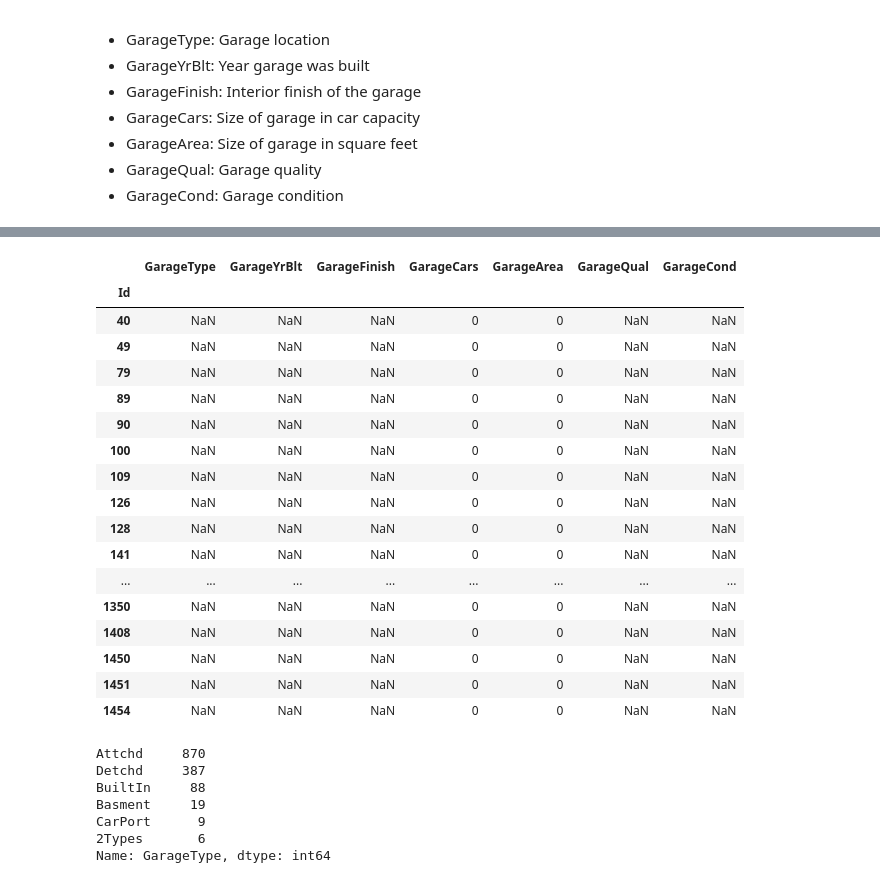
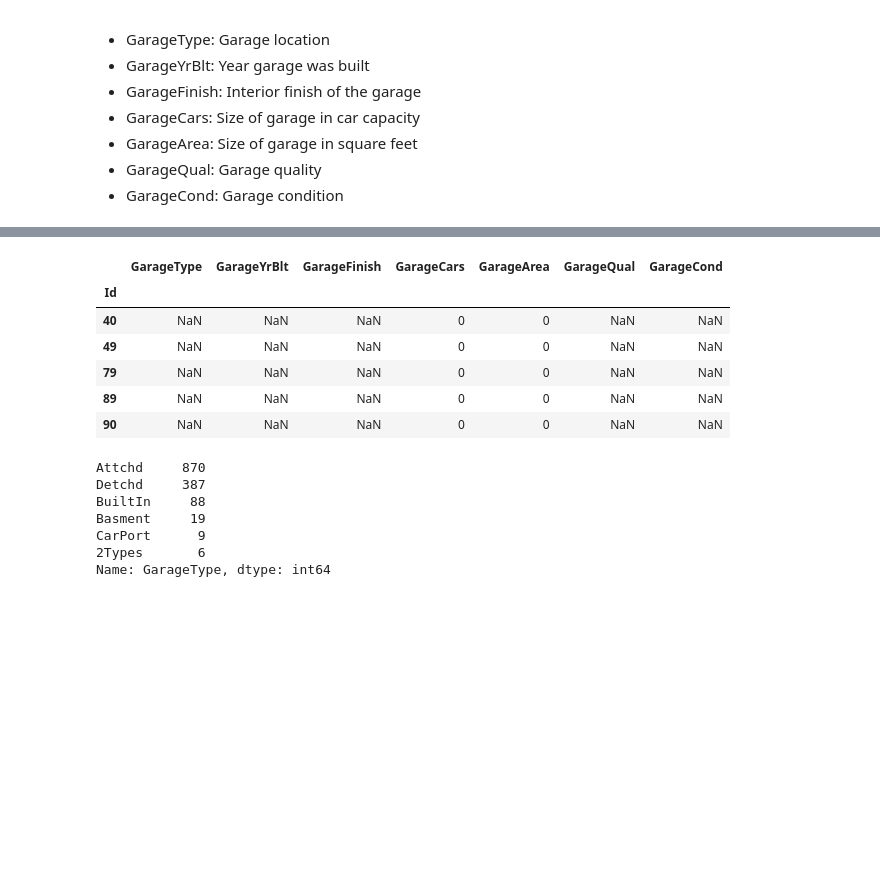
Before and after one commit to uchicago-msca-club/Kaggle_HPP, a Jupyter notebook: 1. Missing values.ipynb, the cells around one changed output, grey strips where cells are left out. Saved outputs shown, nothing was run; the diff lists cells and outputs as text; code cells hidden in the pictures; blank space fills up the shorter version.

```diff
--- a/1. Missing values.ipynb
+++ b/1. Missing values.ipynb
@@ -128,6 +128,5 @@ Here's a brief version of what you'll find in the data description file.
 - SaleType: Type of sale
 - SaleCondition: Condition of sale
 # %%
-data_train = pd.read_csv("./train.csv", index_col="Id")
-# data_test = pd.read_csv("./test.csv", index_col="Id")
-# display(data_train.shape, data_train.head(), data_test.shape, data_test.head())
+data_train = pd.read_csv("./data/train.csv", index_col="Id")
+display(data_train.shape, data_train.head())
@@ -243,26 +251,15 @@ display(
 | percentage | 5.5 | 5.5 | 5.5 | 0 | 0 | 5.5 | 5.5 |
 | idx_list | [40, 49, 79, 89, 90, 100, 109, 12... | [40, 49, 79, 89, 90, 100, 109, 12... | [40, 49, 79, 89, 90, 100, 109, 12... | [] | [] | [40, 49, 79, 89, 90, 100, 109, 12... | [40, 49, 79, 89, 90, 100, 109, 12... |
 # %%
-data_train[data_train["GarageType"].isna()][grg_cols]
+data_train[data_train["GarageType"].isna()][grg_cols].head()
 # %% [output]
 |  | GarageType | GarageYrBlt | GarageFinish | GarageCars | GarageArea | GarageQual | GarageCond |
 | Id |  |  |  |  |  |  |  |
 | 40 | NaN | NaN | NaN | 0 | 0 | NaN | NaN |
 | 49 | NaN | NaN | NaN | 0 | 0 | NaN | NaN |
 | 79 | NaN | NaN | NaN | 0 | 0 | NaN | NaN |
 | 89 | NaN | NaN | NaN | 0 | 0 | NaN | NaN |
 | 90 | NaN | NaN | NaN | 0 | 0 | NaN | NaN |
-| 100 | NaN | NaN | NaN | 0 | 0 | NaN | NaN |
-| 109 | NaN | NaN | NaN | 0 | 0 | NaN | NaN |
-| 126 | NaN | NaN | NaN | 0 | 0 | NaN | NaN |
-| 128 | NaN | NaN | NaN | 0 | 0 | NaN | NaN |
-| 141 | NaN | NaN | NaN | 0 | 0 | NaN | NaN |
-| ... | ... | ... | ... | ... | ... | ... | ... |
-| 1350 | NaN | NaN | NaN | 0 | 0 | NaN | NaN |
-| 1408 | NaN | NaN | NaN | 0 | 0 | NaN | NaN |
-| 1450 | NaN | NaN | NaN | 0 | 0 | NaN | NaN |
-| 1451 | NaN | NaN | NaN | 0 | 0 | NaN | NaN |
-| 1454 | NaN | NaN | NaN | 0 | 0 | NaN | NaN |
 # %%
 data_train["GarageType"].value_counts()
 # %% [output]
```
Also changed, not shown: parts of 3 cells of this notebook, 2 other files.
